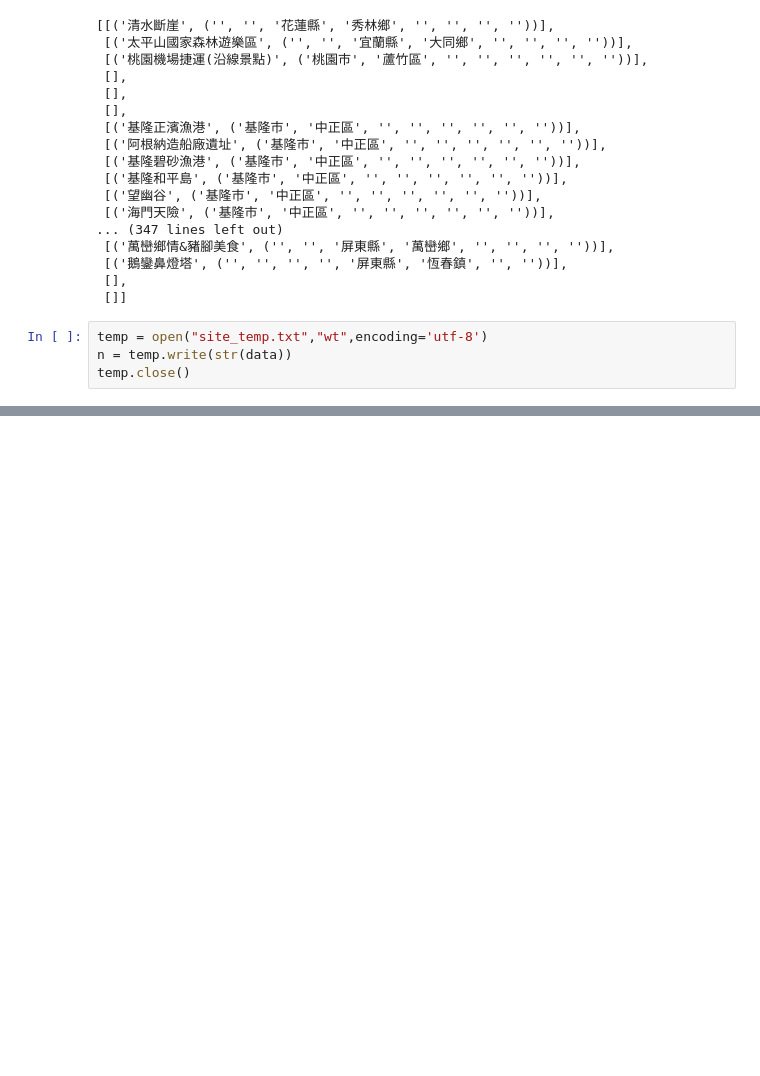
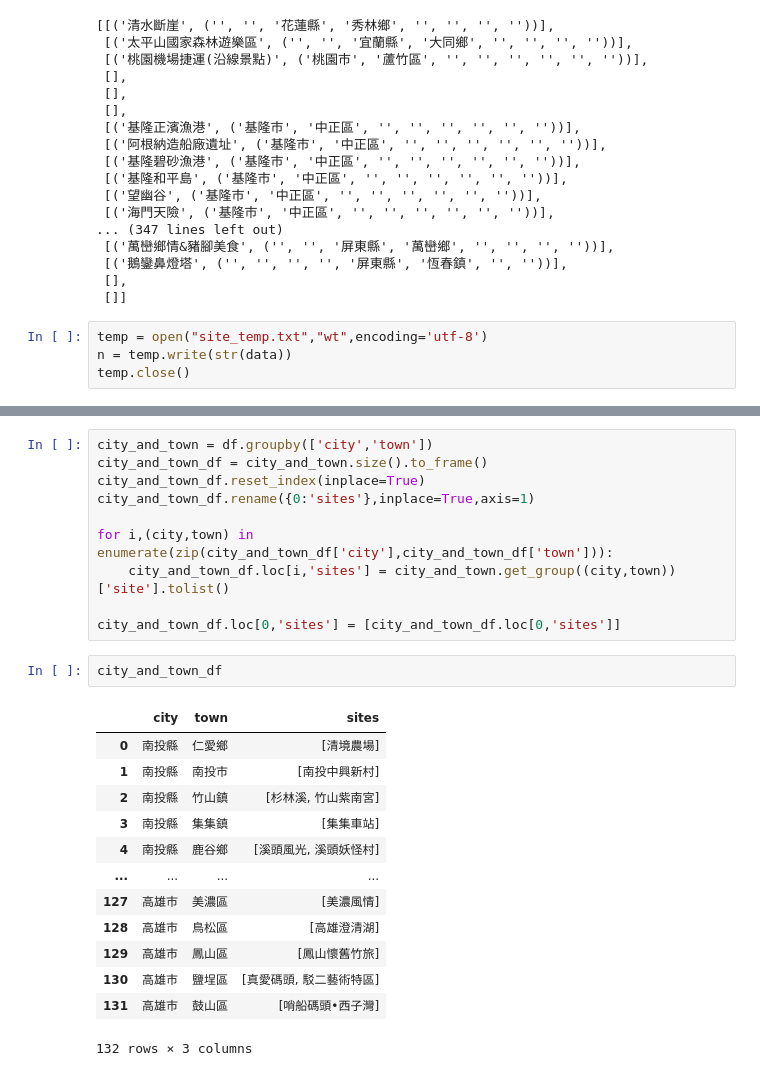
Before and after one commit to ytchen175/taiwan_sites, a Jupyter notebook: taiwansite.ipynb, the cells around one changed output, grey strips where cells are left out. Saved outputs shown, nothing was run; the diff lists cells and outputs as text; blank space fills up the shorter version.

```diff
--- a/taiwansite.ipynb
+++ b/taiwansite.ipynb
@@ -125,3 +106,29 @@ df
 | 359 | 萬巒鄉情&豬腳美食 | 屏東縣 | 萬巒鄉 |
 | 360 | 鵝鑾鼻燈塔 | 屏東縣 | 恆春鎮 |
 283 rows × 3 columns
+# %%
+city_and_town = df.groupby(['city','town'])
+city_and_town_df = city_and_town.size().to_frame()
+city_and_town_df.reset_index(inplace=True)
+city_and_town_df.rename({0:'sites'},inplace=True,axis=1)
+
+for i,(city,town) in enumerate(zip(city_and_town_df['city'],city_and_town_df['town'])):
+    city_and_town_df.loc[i,'sites'] = city_and_town.get_group((city,town))['site'].tolist()
+
+city_and_town_df.loc[0,'sites'] = [city_and_town_df.loc[0,'sites']]
+# %%
+city_and_town_df
+# %% [output]
+|  | city | town | sites |
+| 0 | 南投縣 | 仁愛鄉 | [清境農場] |
+| 1 | 南投縣 | 南投市 | [南投中興新村] |
+| 2 | 南投縣 | 竹山鎮 | [杉林溪, 竹山紫南宮] |
+| 3 | 南投縣 | 集集鎮 | [集集車站] |
+| 4 | 南投縣 | 鹿谷鄉 | [溪頭風光, 溪頭妖怪村] |
+| ... | ... | ... | ... |
+| 127 | 高雄市 | 美濃區 | [美濃風情] |
+| 128 | 高雄市 | 鳥松區 | [高雄澄清湖] |
+| 129 | 高雄市 | 鳳山區 | [鳳山懷舊竹旅] |
+| 130 | 高雄市 | 鹽埕區 | [真愛碼頭, 駁二藝術特區] |
+| 131 | 高雄市 | 鼓山區 | [哨船碼頭•西子灣] |
+132 rows × 3 columns
```
Also changed, not shown: parts of 10 cells of this notebook, 1 other file.
